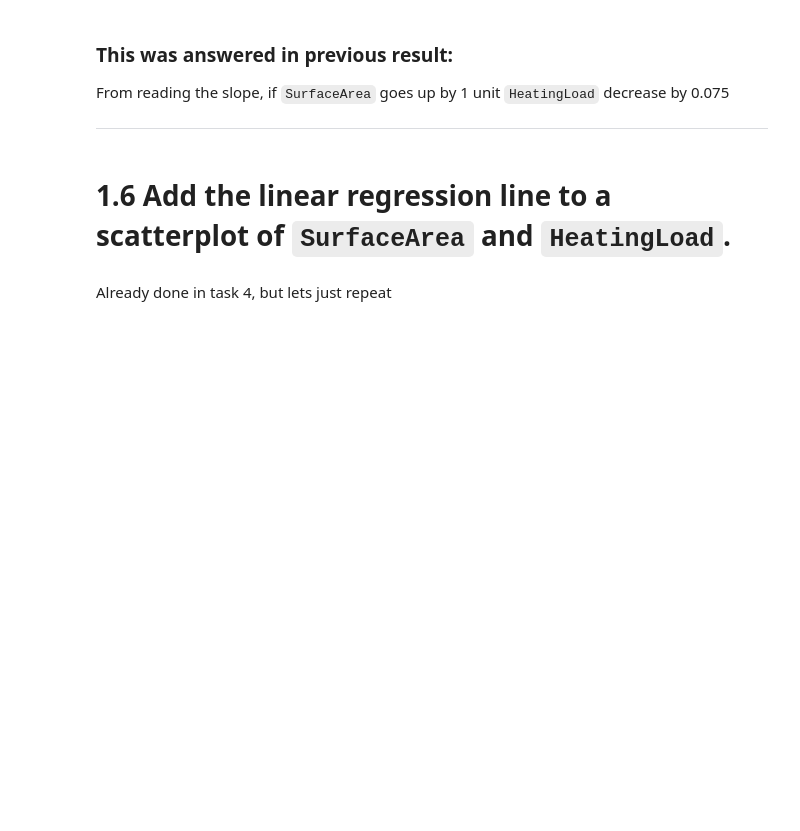
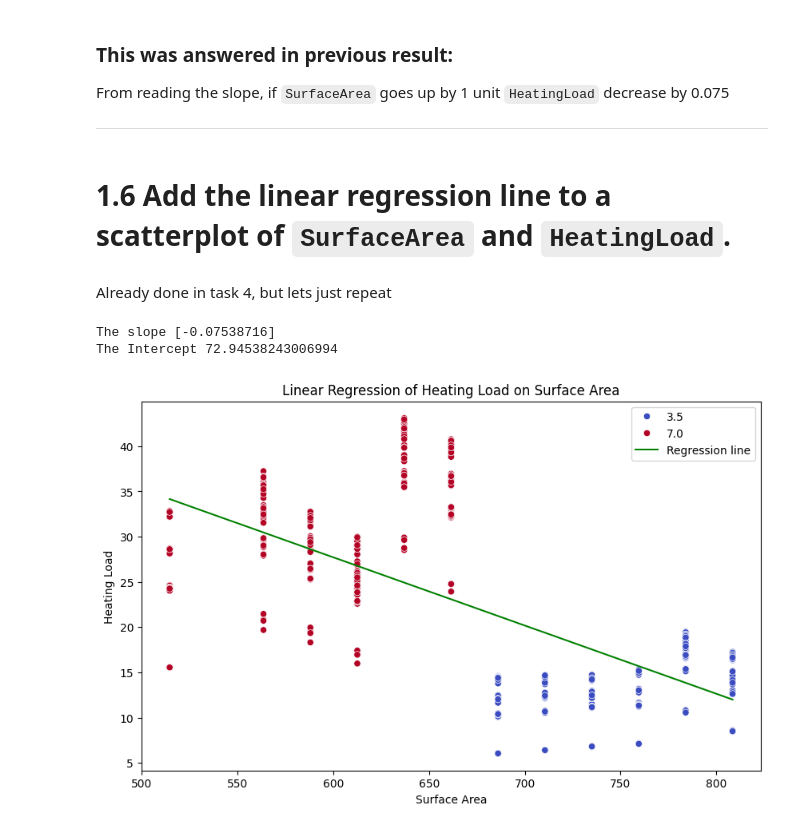
Before and after one commit to Sebastianrix/Data-Things, a Jupyter notebook: 4) Regression/Exercises in linear regression.ipynb, the cells around one changed output. Drawn from its saved outputs; the diff is of its cells as text; code cells hidden in the pictures; blank space fills up the shorter version.

```diff
--- a/4) Regression/Exercises in linear regression.ipynb
+++ b/4) Regression/Exercises in linear regression.ipynb
@@ -192,28 +192,32 @@ The Intercept 72.94538243006994
 # %%
 from sklearn.linear_model import LinearRegression
 
 x = df[['SurfaceArea']]
 y = df['HeatingLoad']
 model = LinearRegression()
 model.fit(x, y)
 
 print(f"The slope",model.coef_)
 print(f"The Intercept",model.intercept_)
 
 plt.figure(figsize=(10, 6))
 sns.scatterplot(
     data=df,
     x='SurfaceArea',
     y='HeatingLoad',
     hue='OverallHeight',
-    palette = 'viridis'
+    palette = 'coolwarm'
 )
-plt.plot(df['SurfaceArea'], model.predict(x), color='red', label='Regression line')
+plt.plot(df['SurfaceArea'], model.predict(x), color='green', label='Regression line')
 plt.title('Linear Regression of Heating Load on Surface Area')
 plt.xlabel('Surface Area')
 plt.ylabel('Heating Load')
 plt.legend()
 plt.show()
+# %% [output]
+The slope [-0.07538716]
+The Intercept 72.94538243006994
+[figure, added]
 # %%
 from sklearn.metrics import r2_score, mean_squared_error
 
```
Also changed, not shown: parts of 3 cells of this notebook.
